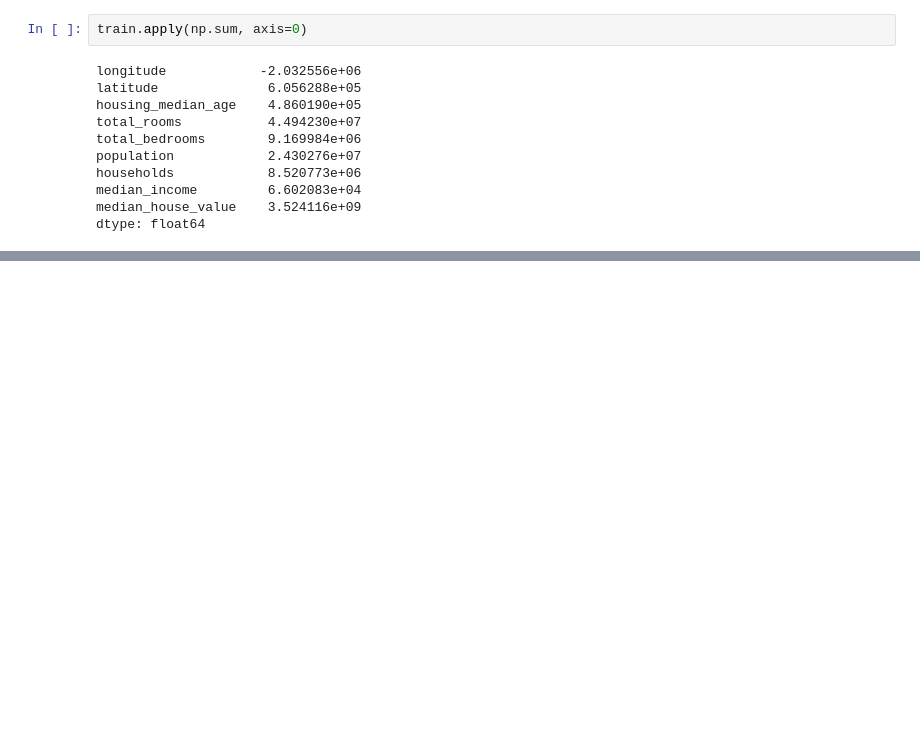
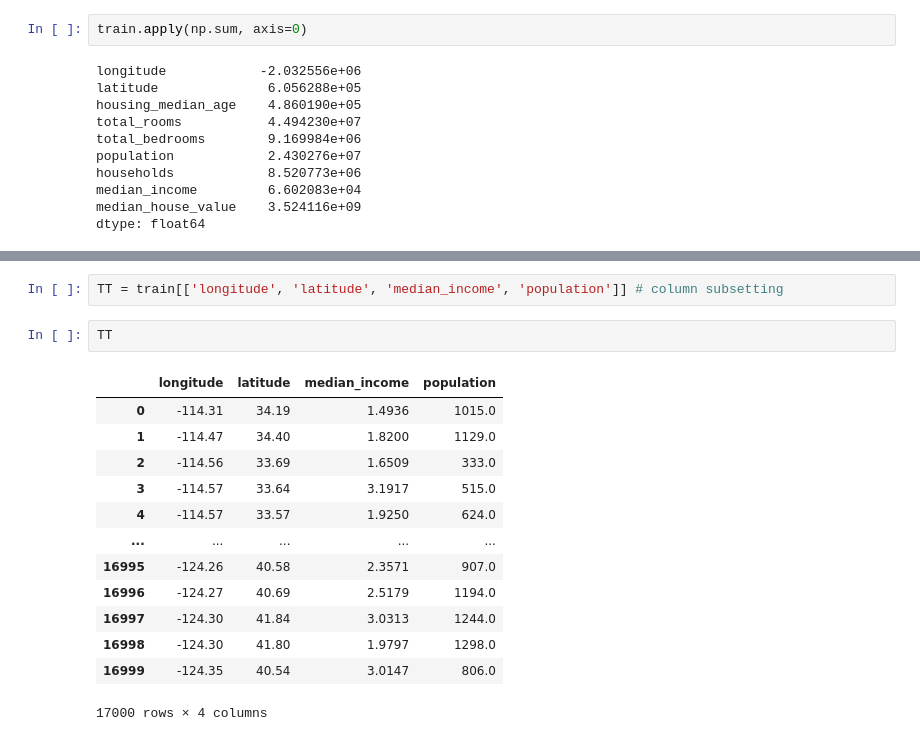
Before and after one commit to arunmhh/GITRPY, a Jupyter notebook: gitrpy.ipynb, the cells around one changed output, grey strips where cells are left out. Cells and saved outputs as stored; diff of their text form; blank space fills up the shorter version.

```diff
--- a/gitrpy.ipynb
+++ b/gitrpy.ipynb
@@ -81,0 +114,18 @@ dtype: float64
+# %%
+TT = train[['longitude', 'latitude', 'median_income', 'population']] # column subsetting
+# %%
+TT
+# %% [output]
+|  | longitude | latitude | median_income | population |
+| 0 | -114.31 | 34.19 | 1.4936 | 1015.0 |
+| 1 | -114.47 | 34.40 | 1.8200 | 1129.0 |
+| 2 | -114.56 | 33.69 | 1.6509 | 333.0 |
+| 3 | -114.57 | 33.64 | 3.1917 | 515.0 |
+| 4 | -114.57 | 33.57 | 1.9250 | 624.0 |
+| ... | ... | ... | ... | ... |
+| 16995 | -124.26 | 40.58 | 2.3571 | 907.0 |
+| 16996 | -124.27 | 40.69 | 2.5179 | 1194.0 |
+| 16997 | -124.30 | 41.84 | 3.0313 | 1244.0 |
+| 16998 | -124.30 | 41.80 | 1.9797 | 1298.0 |
+| 16999 | -124.35 | 40.54 | 3.0147 | 806.0 |
+17000 rows × 4 columns
```
Also changed, not shown: parts of 3 cells of this notebook.
